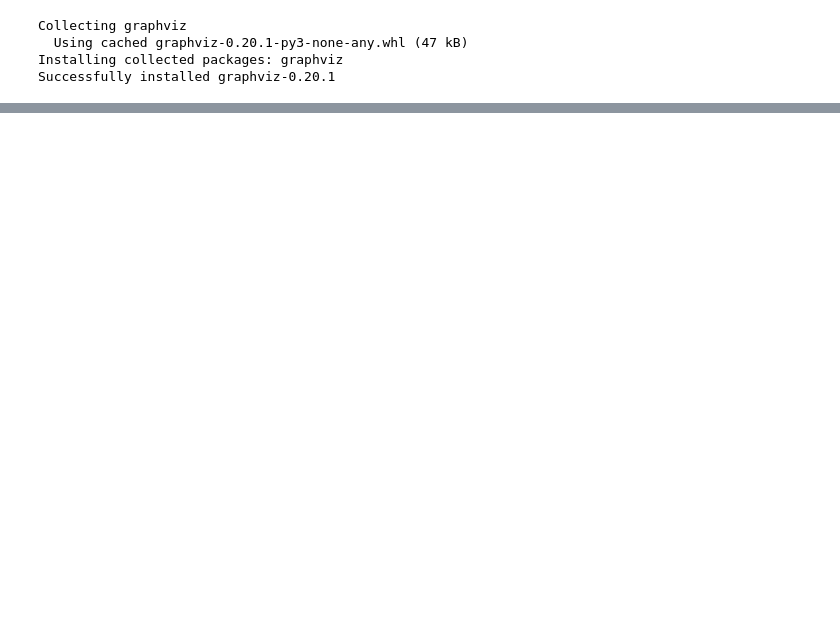
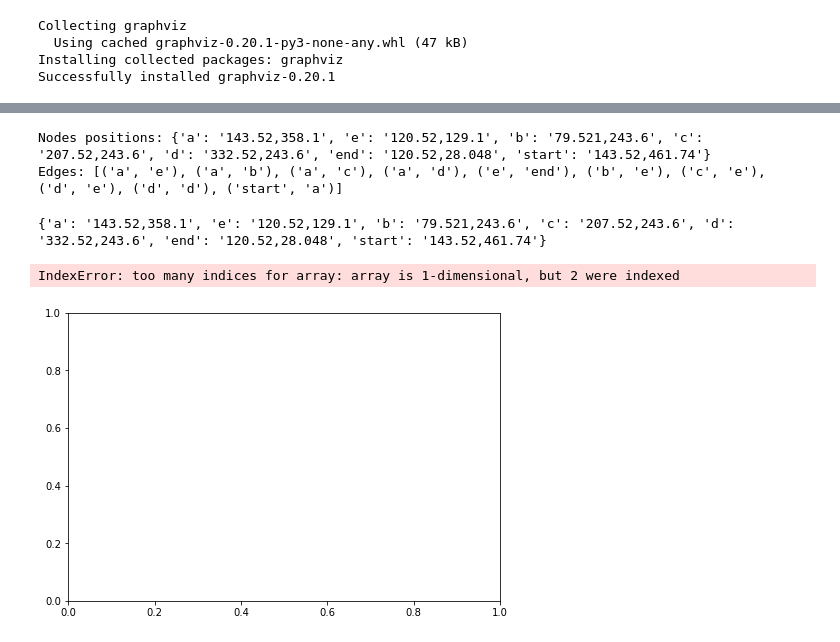
Before and after one commit to ShiningVision/Process-Mining-Visualization, a Jupyter notebook: Graph_Visualization_Prototypes.ipynb, the cells around one changed output, grey strips where cells are left out. Cells and saved outputs as stored; diff of their text form; code cells hidden in the pictures; blank space fills up the shorter version.

```diff
--- a/Graph_Visualization_Prototypes.ipynb
+++ b/Graph_Visualization_Prototypes.ipynb
@@ -110,0 +206,35 @@ TypeError: 'str' object is not callable
+# %%
+import networkx as nx
+
+# Load the graph from the DOT file into a NetworkX graph object
+H = nx.DiGraph(nx.drawing.nx_agraph.read_dot("temp/graph_viz.dot"))
+
+# Extract node positions from the 'pos' attribute
+position = nx.get_node_attributes(H, 'pos')
+pos = {node: tuple(map(float, pos[node].split(','))) for node in pos}
+
+# Extract edges as tuples
+edges = [(u, v) for u, v in H.edges()]
+
+# Print the results
+print("Nodes positions:", position)
+print("Edges:", edges)
+# %% [output]
+Nodes positions: {'a': '143.52,358.1', 'e': '120.52,129.1', 'b': '79.521,243.6', 'c': '207.52,243.6', 'd': '332.52,243.6', 'end': '120.52,28.048', 'start': '143.52,461.74'}
+Edges: [('a', 'e'), ('a', 'b'), ('a', 'c'), ('a', 'd'), ('e', 'end'), ('b', 'e'), ('c', 'e'), ('d', 'e'), ('d', 'd'), ('start', 'a')]
+# %%
+# create a graph
+G = nx.DiGraph()
+
+# add nodes with their positions
+for node, pos in position.items():
+    G.add_node(node, pos='5,5')
+print(position)
+# add edges
+G.add_edges_from(edges)
+nx.draw(G, position, with_labels=True)
+plt.show()
+# %% [output]
+{'a': '143.52,358.1', 'e': '120.52,129.1', 'b': '79.521,243.6', 'c': '207.52,243.6', 'd': '332.52,243.6', 'end': '120.52,28.048', 'start': '143.52,461.74'}
+IndexError: too many indices for array: array is 1-dimensional, but 2 were indexed
+[figure, added]
```
Also changed, not shown: parts of 10 cells of this notebook, 12 other files.
